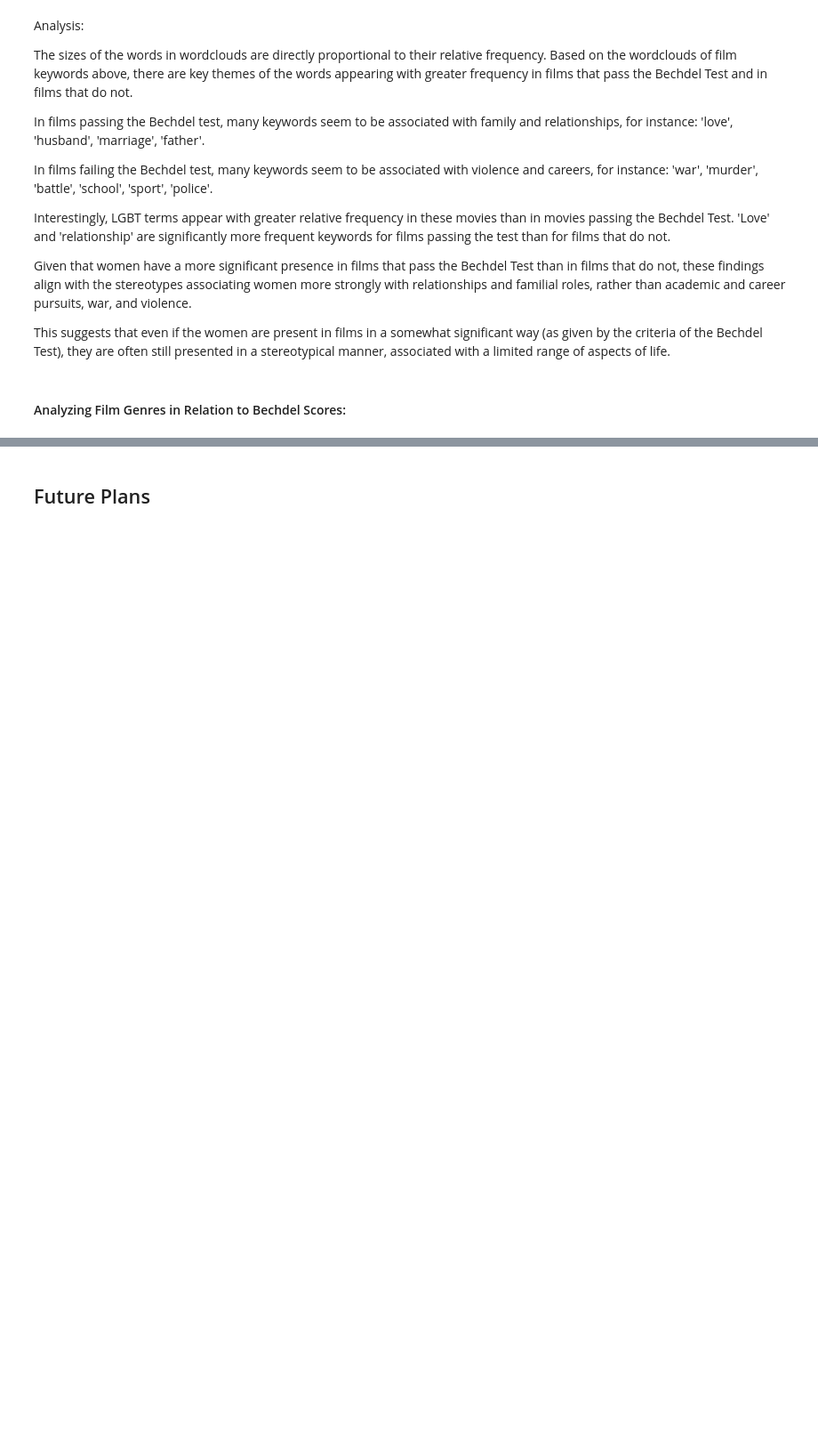
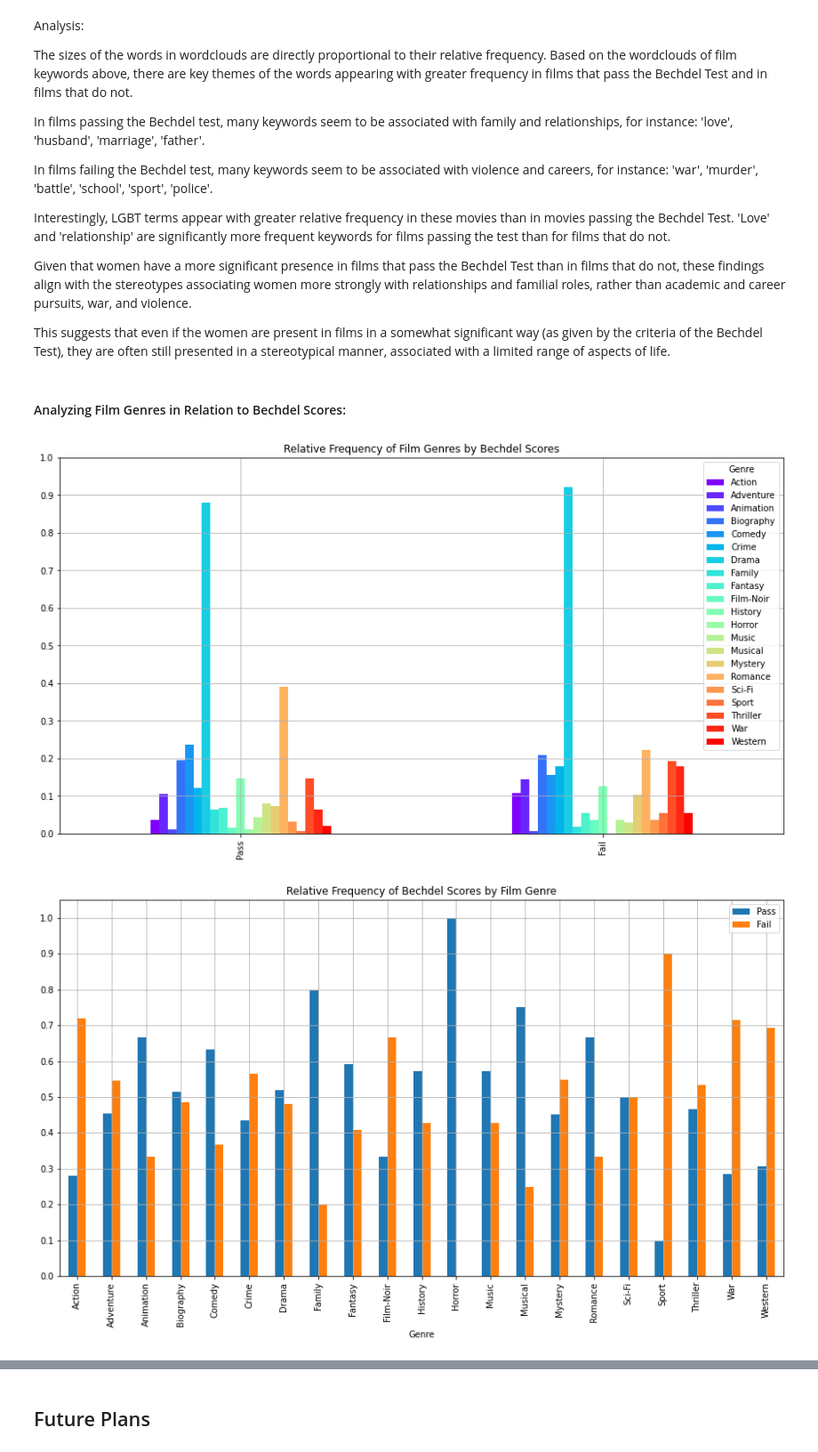
Before and after one commit to maitreyirajaram/oscar-awards-analysis, a Jupyter notebook: MovieAnalysis.ipynb, the cells around one changed output, grey strips where cells are left out. Shown at 89% size. Drawn from its saved outputs; the diff is of its cells as text; code cells hidden in the pictures; blank space fills up the shorter version.

Commit message:
bechdel genre analysis

```diff
--- a/MovieAnalysis.ipynb
+++ b/MovieAnalysis.ipynb
@@ -205,3 +205,58 @@ Given that women have a more significant presence in films that pass the Bechdel
 This suggests that even if the women are present in films in a somewhat significant way (as given by the criteria of the Bechdel Test), they are often still presented in a stereotypical manner, associated with a limited range of aspects of life.
 # %% [markdown]
 #### Analyzing Film Genres in Relation to Bechdel Scores:
+# %%
+%matplotlib inline
+plt.rcParams["figure.figsize"] = (15, 8)
+
+#creates a plot comparing the frequency of each genre of films that pass the test vs. of films that do not pass the test
+def bechdel_genre_graph(df):
+    # divides full movie data into two data frames, one for films that pass the bechdel test, one for those that fail
+    # films with no bechdel scores are not included
+    bechdel_pass = df[df['Bechdel Pass'] == True] # all the films that pass the Bechdel test
+    bechdel_fail = df[df['Bechdel Pass'] == False] # all the films that fail the Bechdel test
+    pass_count = len(bechdel_pass)
+    fail_count = len(bechdel_fail)
+
+    pass_genres = []
+    for row in bechdel_pass['Genres']:
+        genre_list = row.split(", ")
+        for word in genre_list:
+            pass_genres.append(word)
+
+    pass_rel = (pd.DataFrame(pass_genres, columns = ['Pass'])['Pass'].value_counts() / pass_count).to_frame()
+    pass_abs = (pd.DataFrame(pass_genres, columns = ['Pass Count'])['Pass Count'].value_counts()).to_frame()
+
+    fail_genres = []
+    for row in bechdel_fail['Genres']:
+        genre_list = row.split(", ")
+        for word in genre_list:
+            fail_genres.append(word)
+
+
+    fail_rel = (pd.DataFrame(fail_genres, columns = ['Fail'])['Fail'].value_counts() / fail_count).to_frame()
+    fail_abs = (pd.DataFrame(fail_genres, columns = ['Fail Count'])['Fail Count'].value_counts()).to_frame()
+
+
+
+    # genre relative frequency plot
+    df_rel = pd.merge(pass_rel,fail_rel,how='outer', left_index = True, right_index = True)
+    df_rel = df_rel.fillna(0)
+    df_rel.index.name = 'Genre'
+    df_rel = df_rel.T
+    yticks = [0,0.1,0.2,0.3,0.4,0.5,0.6,0.7,0.8,0.9,1.0]
+    df_rel.plot(kind='bar', title='Relative Frequency of Film Genres by Bechdel Scores', grid=True, colormap = 'rainbow', yticks=yticks)
+
+    df_comp = pd.merge(pass_abs,fail_abs,how='outer', left_index = True, right_index = True)
+    df_comp = df_comp.fillna(0)
+    df_comp.index.name = 'Genre'
+    df_comp['Pass'] = df_comp['Pass Count']/(df_comp['Pass Count'] + df_comp['Fail Count'])
+    df_comp['Fail'] = df_comp['Fail Count']/(df_comp['Pass Count'] + df_comp['Fail Count'])
+    df_comp = df_comp.drop(columns=['Pass Count', 'Fail Count'])
+
+    df_comp.plot(kind='bar', title='Relative Frequency of Bechdel Scores by Film Genre', grid=True, yticks=yticks)
+
+bechdel_genre_graph(movies)
+# %% [output]
+[figure, added]
+[figure, added]
```
Also changed, not shown: parts of 2 cells of this notebook.
